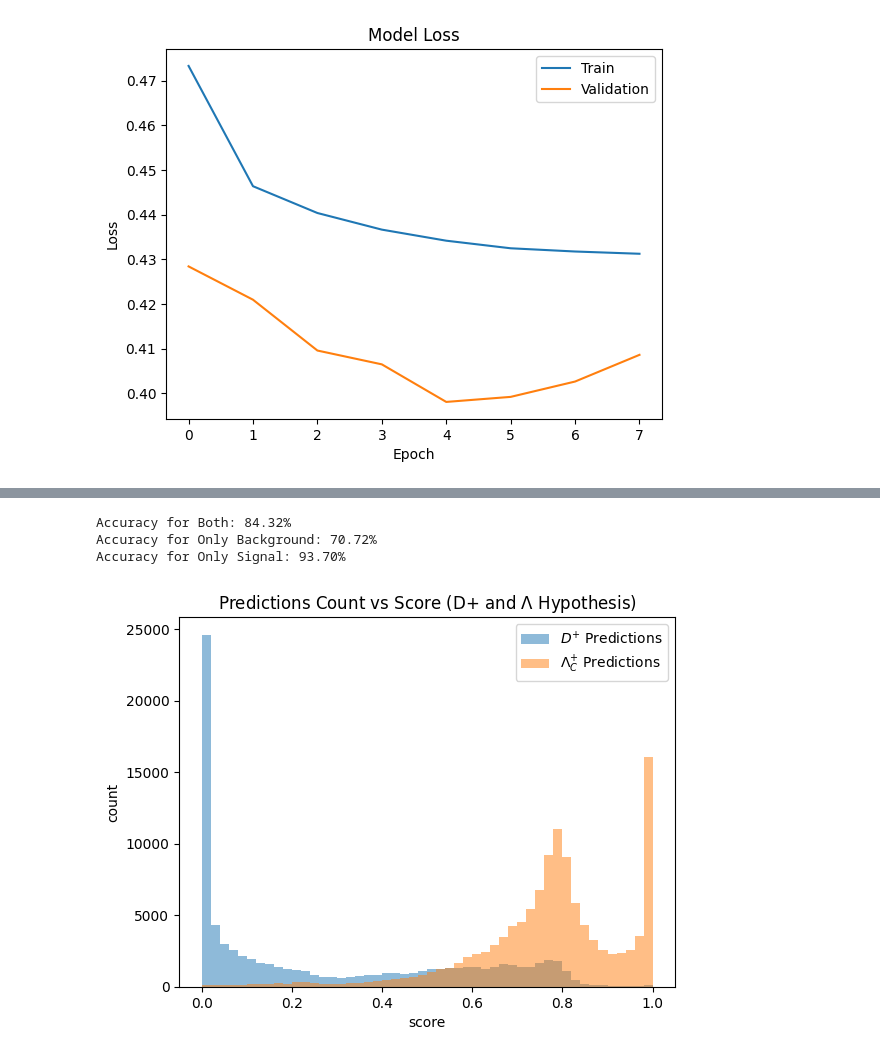
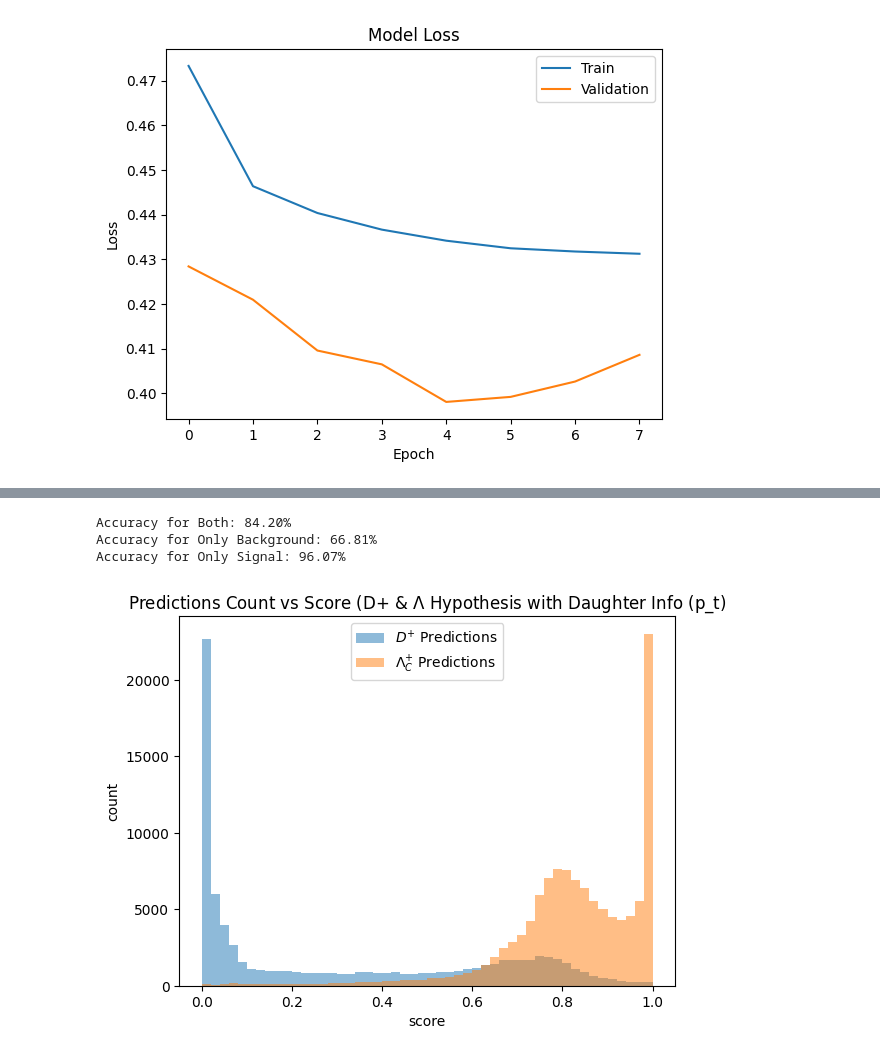
Before and after one commit to GitGup/ATLAS_DNN, a Jupyter notebook: MC_DNN.ipynb, the cells around one changed output, grey strips where cells are left out. Saved outputs shown, nothing was run; the diff lists cells and outputs as text; code cells hidden in the pictures.

Commit message:
trained with all daughter info and inv mass combos

```diff
--- a/MC_DNN.ipynb
+++ b/MC_DNN.ipynb
@@ -479,7 +511,8 @@ new_df = load("new_df_invmassdaughter_train")
 only_411 = load("only_411_invmassdaughter_train")
 only_4122 = load("only_4122_invmassdaughter_train")
 # %%
-training_columns = ['DMesons_pt','DMesons_eta', 'DMesons_fitOutput__Lxy', 'DMesons_costhetastar', "inv_mass1", "inv_mass2", "inv_mass3", "inv_mass4"]
+training_columns = ['DMesons_pt','DMesons_eta', 'DMesons_fitOutput__Lxy', 'DMesons_costhetastar', "inv_mass1", "inv_mass2", "inv_mass3", "inv_mass4",
+                    "daughter_pt1", "daughter_pt2", "daughter_pt3", "daughter_eta1", "daughter_eta2", "daughter_eta3", "daughter_phi1", "daughter_phi2", "daughter_phi3"]
 #D and Lambda
 new_df['DMesons_pdgId'] = new_df['DMesons_pdgId'].replace({411: 0, 4122: 1})
 X_train, X_test, y_train, y_test = train_test_split(new_df[training_columns], new_df['DMesons_pdgId'], test_size=0.2, random_state=42)
@@ -861,19 +877,19 @@ print("Accuracy for Both: {:.2%}".format(accuracy_both))
 print("Accuracy for Only Background: {:.2%}".format(accuracy_background))
 print("Accuracy for Only Signal: {:.2%}".format(accuracy_signal))
 # %% [output]
-Accuracy for Both: 84.32%
-Accuracy for Only Background: 70.72%
-Accuracy for Only Signal: 93.70%
+Accuracy for Both: 84.20%
+Accuracy for Only Background: 66.81%
+Accuracy for Only Signal: 96.07%
 # %%
 hist = plt.hist(predictions_background, bins = 50, label = "$D^{+}$ Predictions", alpha=0.5)
 hist2 = plt.hist(predictions_signal, bins = 50, label = "$\Lambda_C^{+}$ Predictions", alpha=0.5)
 plt.xlabel("score")
 plt.ylabel("count")
-plt.title("Predictions Count vs Score (D+ and $\Lambda$ Hypothesis)")
+plt.title("Predictions Count vs Score (D+ & $\Lambda$ Hypothesis with Daughter Info (p_t)")
 plt.legend()
 plt.show()
 # %% [output]
-[figure, old version]
+[figure, new version]
 # %%
 # Get true labels and predicted probabilities
 y_true = list(y_test)
```
Also changed, not shown: parts of 17 cells of this notebook.
